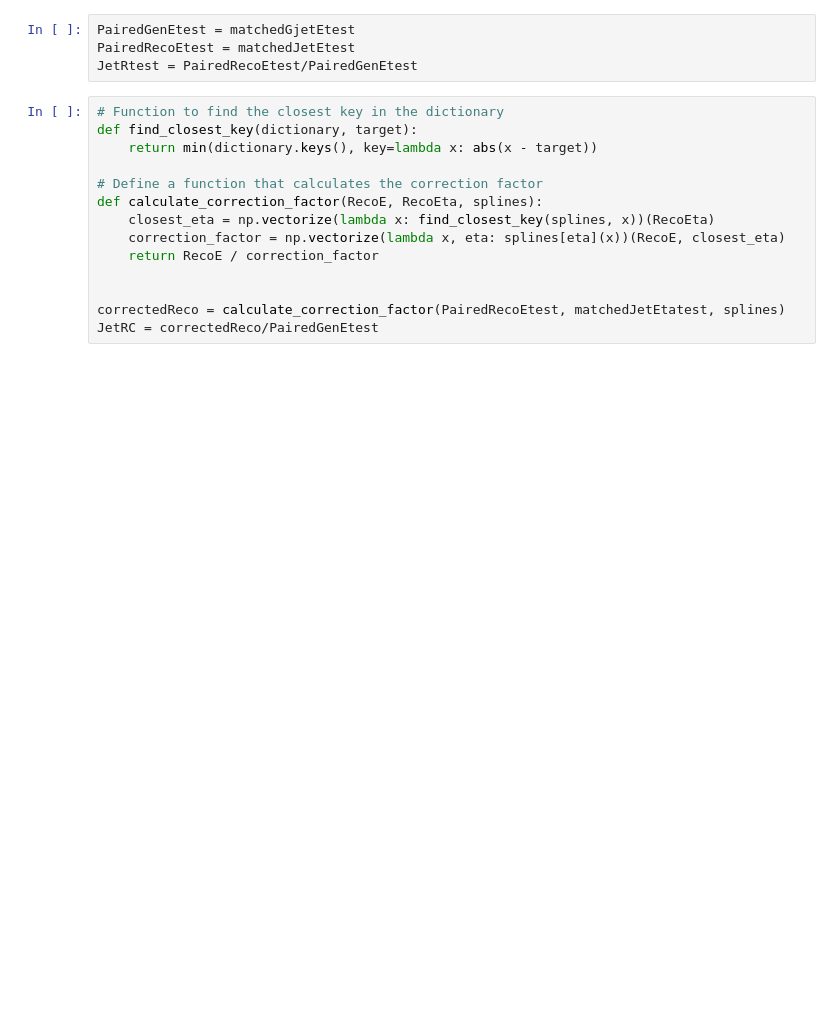
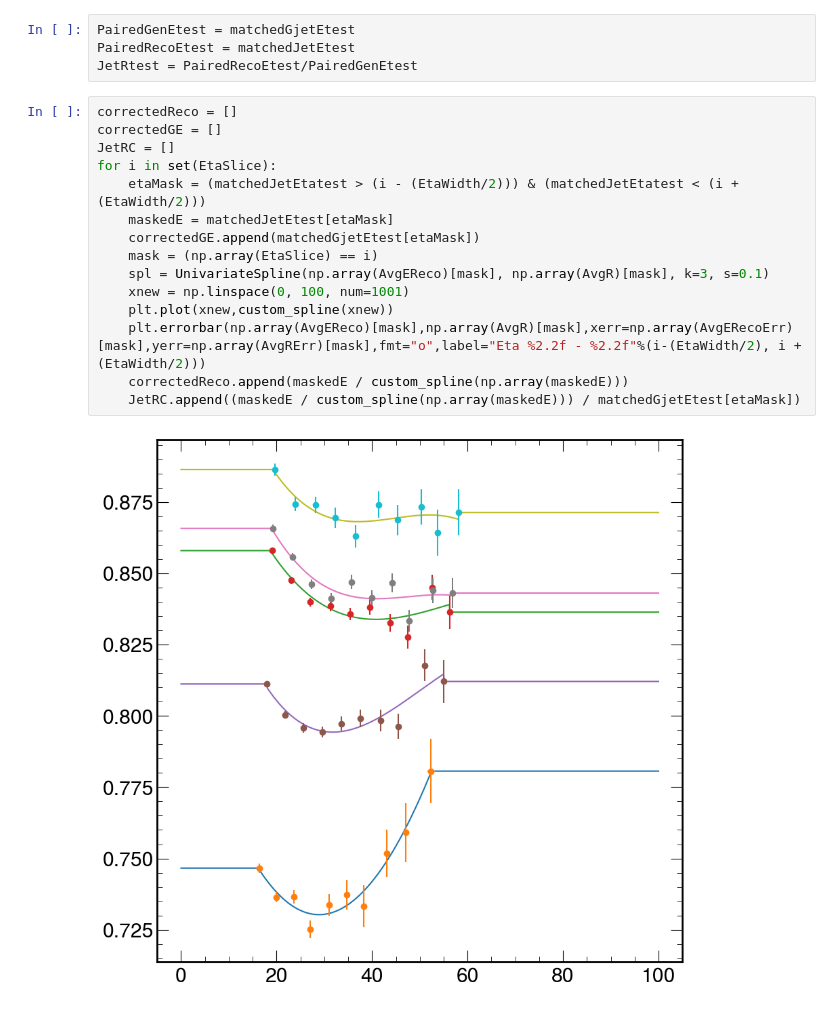
Before and after one commit to SeanBP/STAR-Forward-Analysis, a Jupyter notebook: ApplyCorrection-2D.ipynb, the cells around one changed output. Saved outputs shown, nothing was run; the diff lists cells and outputs as text; blank space fills up the shorter version.

Commit message:
Fixed 2D corrections

```diff
--- a/ApplyCorrection-2D.ipynb
+++ b/ApplyCorrection-2D.ipynb
@@ -94,20 +74,23 @@ allRecoE = ak.flatten(reco_dict_test["energy"])
 PairedGenEtest = matchedGjetEtest
 PairedRecoEtest = matchedJetEtest
 JetRtest = PairedRecoEtest/PairedGenEtest
-# %%
-# Function to find the closest key in the dictionary
-def find_closest_key(dictionary, target):
-    return min(dictionary.keys(), key=lambda x: abs(x - target))
-
-# Define a function that calculates the correction factor
-def calculate_correction_factor(RecoE, RecoEta, splines):
-    closest_eta = np.vectorize(lambda x: find_closest_key(splines, x))(RecoEta)
-    correction_factor = np.vectorize(lambda x, eta: splines[eta](x))(RecoE, closest_eta)
-    return RecoE / correction_factor
-
-
-correctedReco = calculate_correction_factor(PairedRecoEtest, matchedJetEtatest, splines)
-JetRC = correctedReco/PairedGenEtest
+# %%
+correctedReco = []
+correctedGE = []
+JetRC = []
+for i in set(EtaSlice):
+    etaMask = (matchedJetEtatest > (i - (EtaWidth/2))) & (matchedJetEtatest < (i + (EtaWidth/2)))
+    maskedE = matchedJetEtest[etaMask]
+    correctedGE.append(matchedGjetEtest[etaMask])
+    mask = (np.array(EtaSlice) == i)
+    spl = UnivariateSpline(np.array(AvgEReco)[mask], np.array(AvgR)[mask], k=3, s=0.1)
+    xnew = np.linspace(0, 100, num=1001)
+    plt.plot(xnew,custom_spline(xnew))
+    plt.errorbar(np.array(AvgEReco)[mask],np.array(AvgR)[mask],xerr=np.array(AvgERecoErr)[mask],yerr=np.array(AvgRErr)[mask],fmt="o",label="Eta %2.2f - %2.2f"%(i-(EtaWidth/2), i + (EtaWidth/2)))
+    correctedReco.append(maskedE / custom_spline(np.array(maskedE)))
+    JetRC.append((maskedE / custom_spline(np.array(maskedE))) / matchedGjetEtest[etaMask])
+# %% [output]
+[figure, added]
 # %%
 fig, axs=plt.subplots(4, 4, figsize=(15,15),sharex=True)
 #fig.subplots_adjust(wspace=0.4, hspace=0)
```
Also changed, not shown: parts of 19 cells of this notebook, 1 other file.
